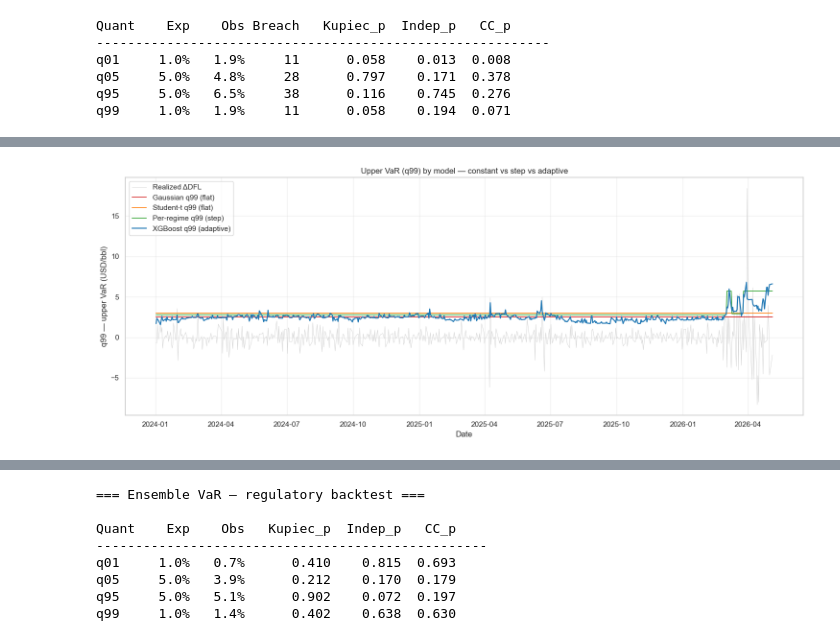
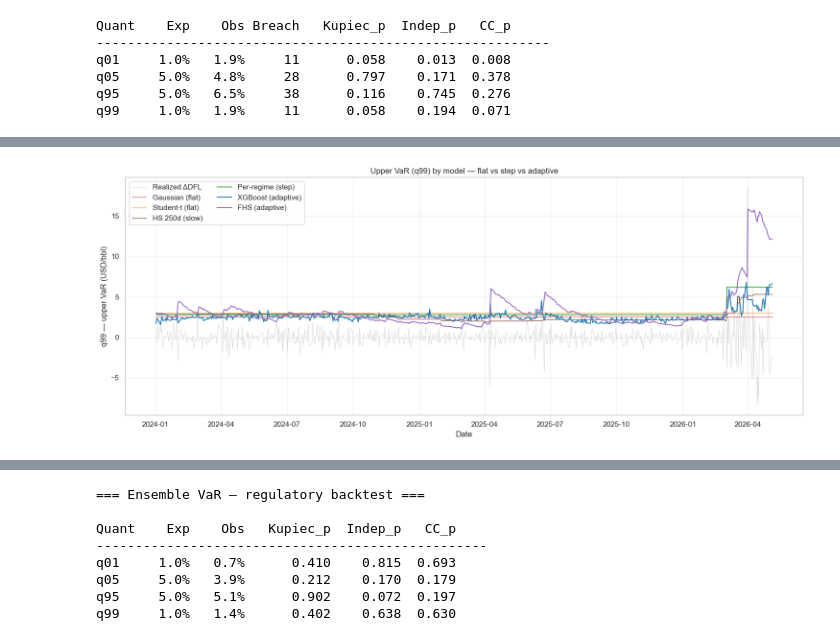
Before and after one commit to juliens50/ML-project-VaR-Calculation-for-Basis-Risk, a Jupyter notebook: notebooks/05_backtest.ipynb, the cells around one changed output, grey strips where cells are left out. Cells and saved outputs as stored; diff of their text form; code cells hidden in the pictures.

```diff
--- a/notebooks/05_backtest.ipynb
+++ b/notebooks/05_backtest.ipynb
@@ -290,23 +412,27 @@ plt.show()
 # %%
 # Cell 8 — Upper VaR (q99) over time: how each model adapts (or doesn't)
 
 fig, ax = plt.subplots(figsize=(15, 6))
 
 # Realized changes in light gray background
 ax.plot(bt.index, y, color="lightgray", lw=0.6, label="Realized ΔDFL", zorder=1)
 
-# Each model's q99 (upper VaR)
-ax.plot(bt.index, pred_gauss["q99"],  lw=1.2, color="#d62728", label="Gaussian q99 (flat)")
-ax.plot(bt.index, pred_t["q99"],      lw=1.2, color="#ff7f0e", label="Student-t q99 (flat)")
-ax.plot(bt.index, pred_regime["q99"], lw=1.2, color="#2ca02c", label="Per-regime q99 (step)")
-ax.plot(bt.index, bt["q99"],          lw=1.6, color="#1f77b4", label="XGBoost q99 (adaptive)")
+# Flat (unconditional)
+ax.plot(bt.index, pred_gauss["q99"], lw=1.0, color="#d62728", alpha=0.7, label="Gaussian (flat)")
+ax.plot(bt.index, pred_t["q99"],     lw=1.0, color="#ff7f0e", alpha=0.7, label="Student-t (flat)")
+# Slow / step
+ax.plot(bt.index, pred_hs["q99"],     lw=1.0, color="#8c564b", label="HS 250d (slow)")
+ax.plot(bt.index, pred_regime["q99"], lw=1.2, color="#2ca02c", label="Per-regime (step)")
+# Strongly adaptive
+ax.plot(bt.index, bt["q99"],             lw=1.4, color="#1f77b4", label="XGBoost (adaptive)")
+ax.plot(pred_fhs.index, pred_fhs["q99"], lw=1.4, color="#9467bd", label="FHS (adaptive)")
 
 ax.set_ylabel("q99 — upper VaR (USD/bbl)")
 ax.set_xlabel("Date")
-ax.set_title("Upper VaR (q99) by model — constant vs step vs adaptive")
-ax.legend(loc="upper left")
+ax.set_title("Upper VaR (q99) by model — flat vs step vs adaptive")
+ax.legend(loc="upper left", ncol=2)
 ax.grid(alpha=0.3)
 plt.tight_layout()
 plt.show()
 # %% [output]
-[figure, old version]
+[figure, new version]
```
Also changed, not shown: parts of 25 cells of this notebook, 5 other files.
